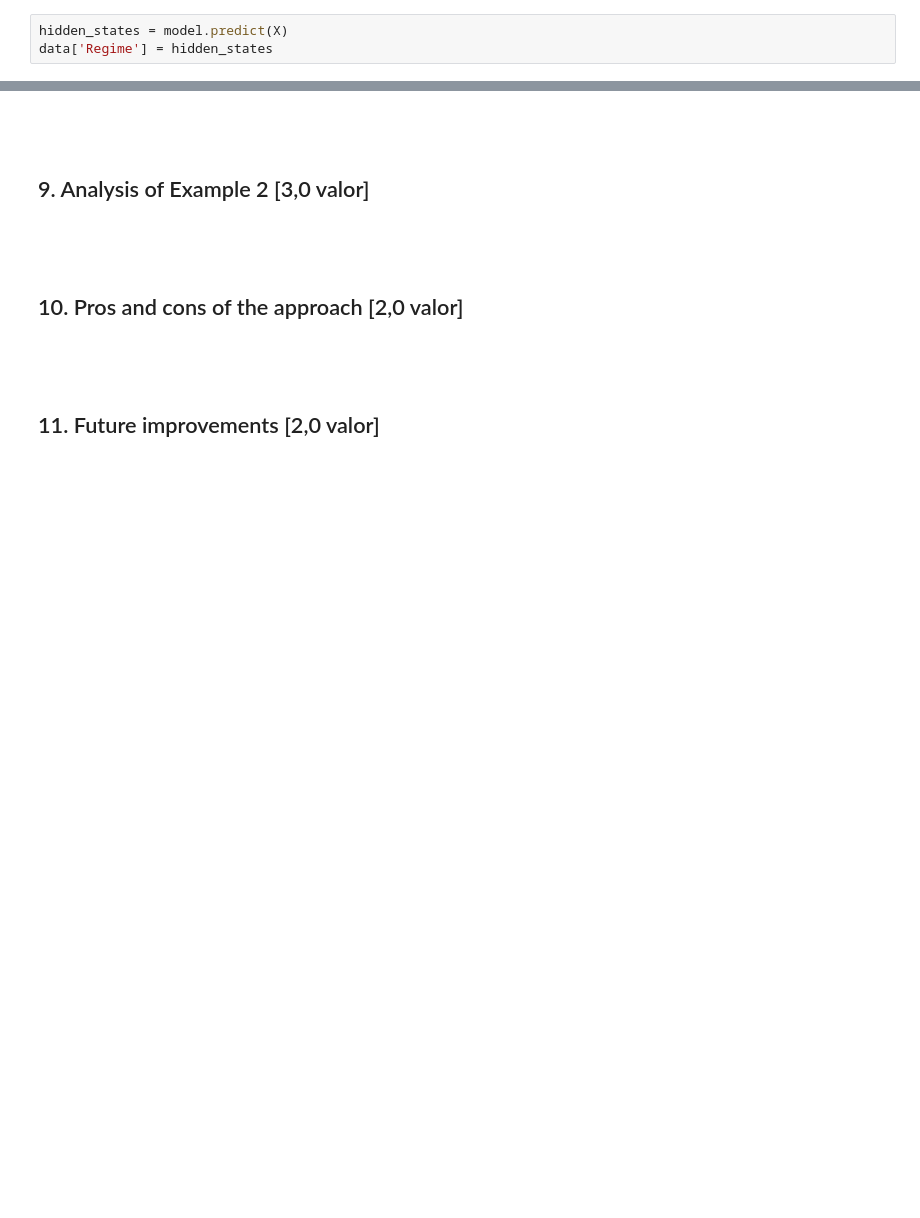
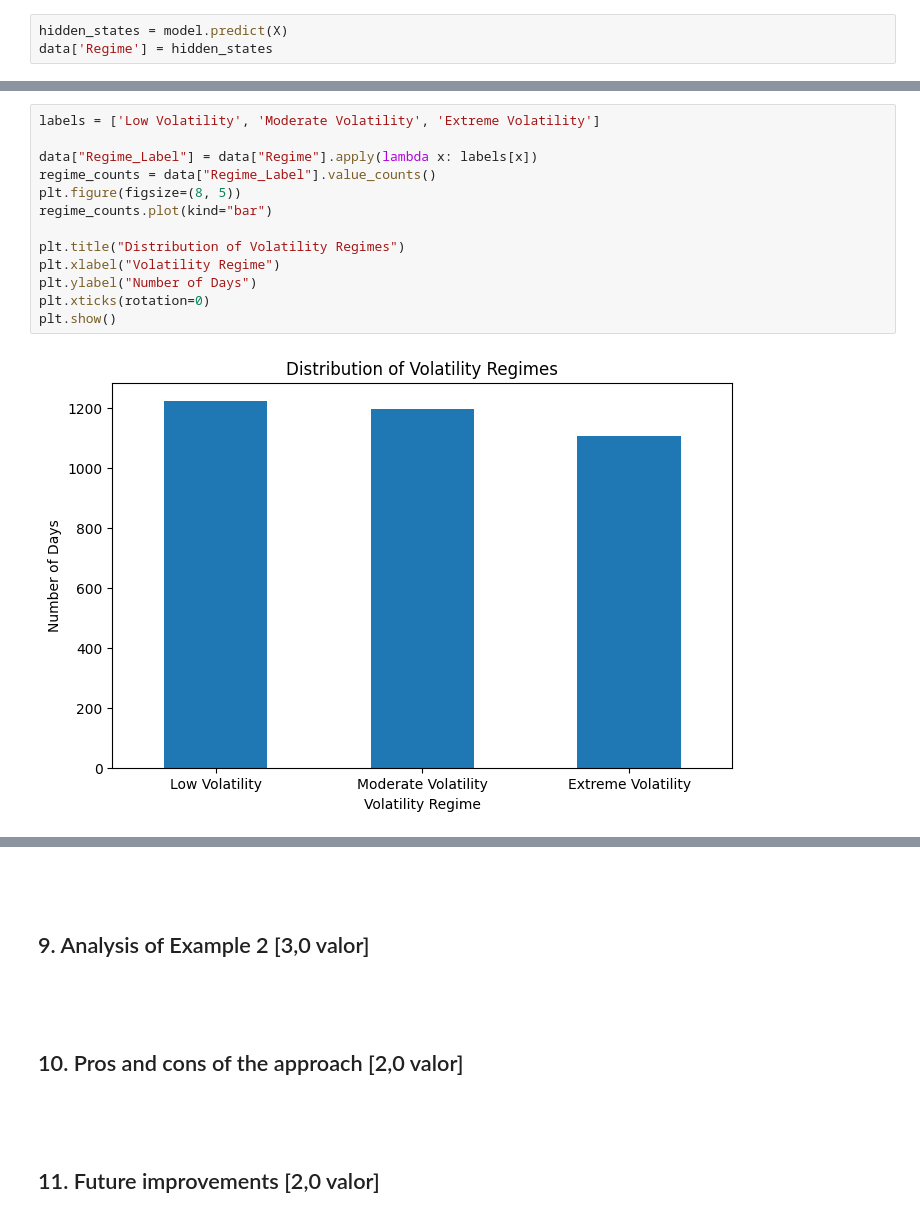
Before and after one commit to jvbdf/tmbd_work2, a Jupyter notebook: HMM_updated.ipynb, the cells around one changed output, grey strips where cells are left out. Cells and saved outputs as stored; diff of their text form; blank space fills up the shorter version.

```diff
--- a/HMM_updated.ipynb
+++ b/HMM_updated.ipynb
@@ -252,0 +297,15 @@ Regime 2 (Extreme Volatility):
+# %%
+labels = ['Low Volatility', 'Moderate Volatility', 'Extreme Volatility']
+
+data["Regime_Label"] = data["Regime"].apply(lambda x: labels[x])
+regime_counts = data["Regime_Label"].value_counts()
+plt.figure(figsize=(8, 5))
+regime_counts.plot(kind="bar")
+
+plt.title("Distribution of Volatility Regimes")
+plt.xlabel("Volatility Regime")
+plt.ylabel("Number of Days")
+plt.xticks(rotation=0)
+plt.show()
+# %% [output]
+[figure, added]
```
Also changed, not shown: parts of 26 cells of this notebook, 2 other files.
